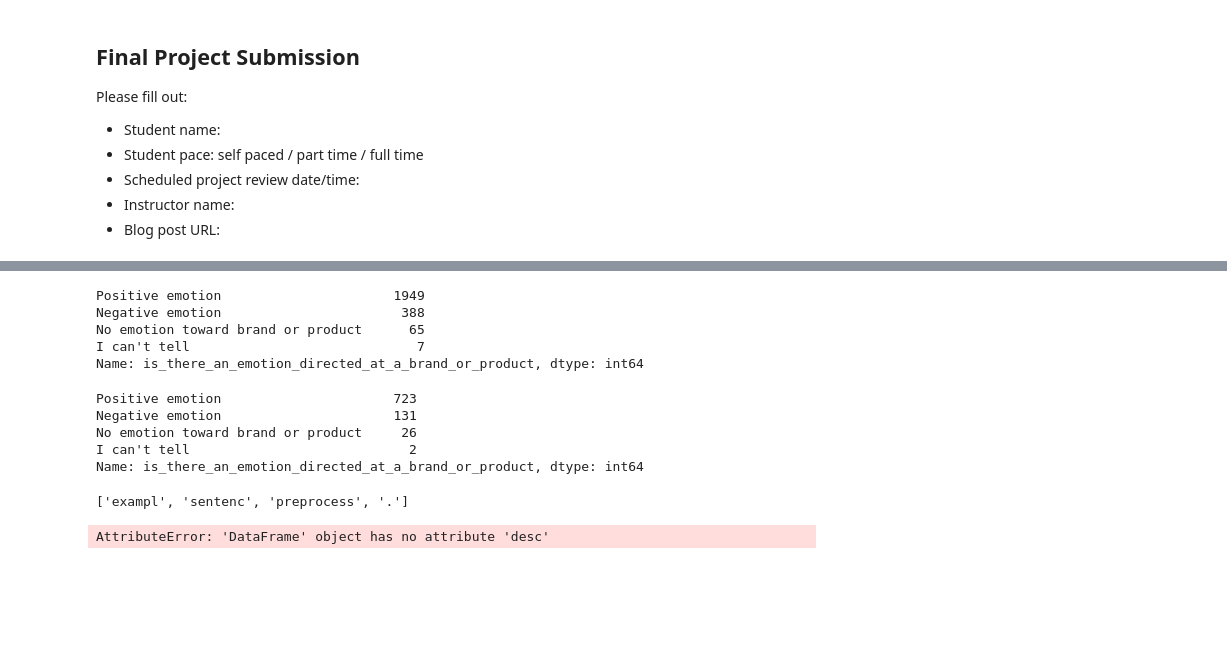
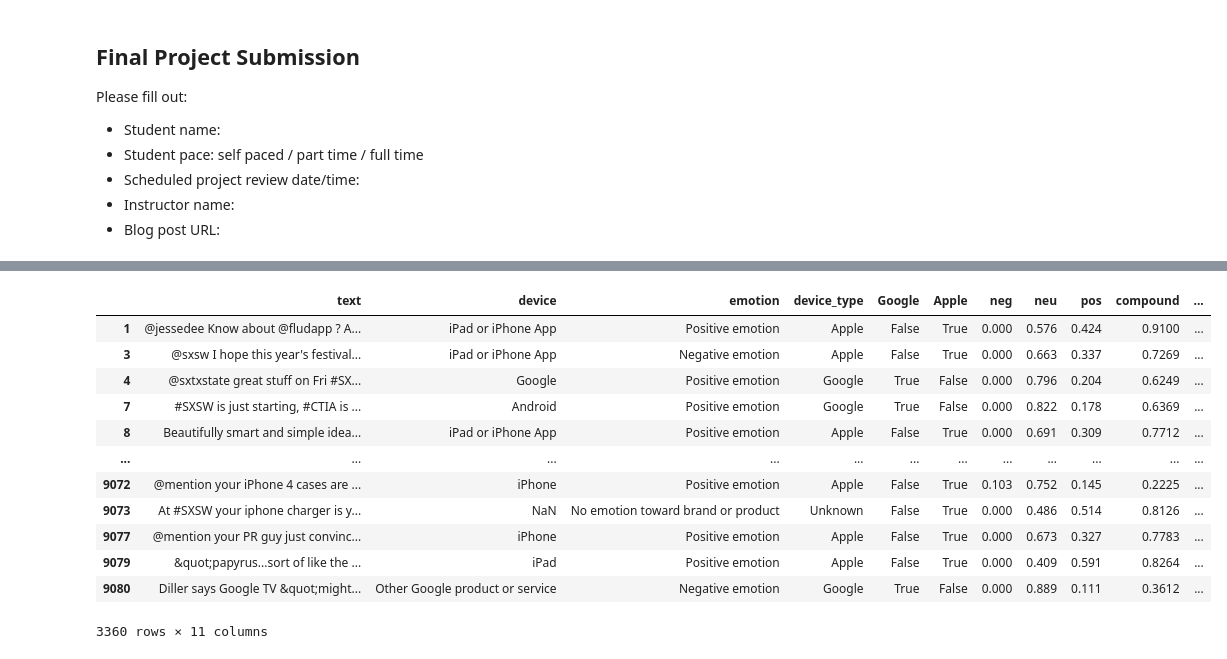
Before and after one commit to jswec/Phase4, a Jupyter notebook: Albert.ipynb, the cells around one changed output, grey strips where cells are left out. Saved outputs shown, nothing was run; the diff lists cells and outputs as text; code cells hidden in the pictures; blank space fills up the shorter version.

```diff
--- a/Albert.ipynb
+++ b/Albert.ipynb
@@ -113,0 +261,6 @@ Name: company, dtype: float64
+# %%
+### Creating new columns in the dataframe which append 'pos', 'neg', and 'neu' using VADER sentiment analysis
+
+sid = SentimentIntensityAnalyzer()
+data['sentiment'] = data['text'].apply(lambda x: sid.polarity_scores(x))
+data = pd.concat([data.drop(['sentiment'], axis=1), data['sentiment'].apply(pd.Series)], axis=1)
@@ -130,16 +287,0 @@ data
-# %%
-data[data['company']=='Apple']['is_there_an_emotion_directed_at_a_brand_or_product'].value_counts()
-# %% [output]
-Positive emotion                      1949
-Negative emotion                       388
-No emotion toward brand or product      65
-I can't tell                             7
-Name: is_there_an_emotion_directed_at_a_brand_or_product, dtype: int64
-# %%
-data[data['company']=='Google']['is_there_an_emotion_directed_at_a_brand_or_product'].value_counts()
-# %% [output]
-Positive emotion                      723
-Negative emotion                      131
-No emotion toward brand or product     26
-I can't tell                            2
-Name: is_there_an_emotion_directed_at_a_brand_or_product, dtype: int64
@@ -151,20 +288,16 @@ stemmer = PorterStemmer()
-# %%
-# Define preprocess_text
-def preprocess_text(text, tokenizer, stopwords_list, stemmer):
-    # Standardize case (lowercase the text)
-    lowered = text.lower()
-    # Tokenize text using `tokenizer`
-    tokens = tokenizer.tokenize(lowered)
-    # Remove stopwords using `stopwords_list`
-    stopped_tokens = [word for word in tokens if word not in stopwords_list]
-    # Stem the tokenized text using `stemmer`
-    stems = [stemmer.stem(token) for token in stopped_tokens]
-    # Return the preprocessed text
-    return stems
-preprocess_text("This is an example sentence for preprocessing.", tokenizer, stopwords_list, stemmer)
-# %% [output]
-['exampl', 'sentenc', 'preprocess', '.']
-# %%
-text_data = data.desc.apply(lambda x: preprocess_text(x, tokenizer, stopwords_list, stemmer))
-# %% [output]
-AttributeError: 'DataFrame' object has no attribute 'desc'
+# %%
+data[data['pos'] > 0.1]
+# %% [output]
+|  | text | device | emotion | device_type | Google | Apple | neg | neu | pos | compound | ... |
+| 1 | @jessedee Know about @fludapp ? A... | iPad or iPhone App | Positive emotion | Apple | False | True | 0.000 | 0.576 | 0.424 | 0.9100 | ... |
+| 3 | @sxsw I hope this year's festival... | iPad or iPhone App | Negative emotion | Apple | False | True | 0.000 | 0.663 | 0.337 | 0.7269 | ... |
+| 4 | @sxtxstate great stuff on Fri #SX... | Google | Positive emotion | Google | True | False | 0.000 | 0.796 | 0.204 | 0.6249 | ... |
+| 7 | #SXSW is just starting, #CTIA is ... | Android | Positive emotion | Google | True | False | 0.000 | 0.822 | 0.178 | 0.6369 | ... |
+| 8 | Beautifully smart and simple idea... | iPad or iPhone App | Positive emotion | Apple | False | True | 0.000 | 0.691 | 0.309 | 0.7712 | ... |
+| ... | ... | ... | ... | ... | ... | ... | ... | ... | ... | ... | ... |
+| 9072 | @mention your iPhone 4 cases are ... | iPhone | Positive emotion | Apple | False | True | 0.103 | 0.752 | 0.145 | 0.2225 | ... |
+| 9073 | At #SXSW your iphone charger is y... | NaN | No emotion toward brand or product | Unknown | False | True | 0.000 | 0.486 | 0.514 | 0.8126 | ... |
+| 9077 | @mention your PR guy just convinc... | iPhone | Positive emotion | Apple | False | True | 0.000 | 0.673 | 0.327 | 0.7783 | ... |
+| 9079 | &quot;papyrus...sort of like the ... | iPad | Positive emotion | Apple | False | True | 0.000 | 0.409 | 0.591 | 0.8264 | ... |
+| 9080 | Diller says Google TV &quot;might... | Other Google product or service | Negative emotion | Google | True | False | 0.000 | 0.889 | 0.111 | 0.3612 | ... |
+3360 rows × 11 columns
```
Also changed, not shown: parts of 56 cells of this notebook.
